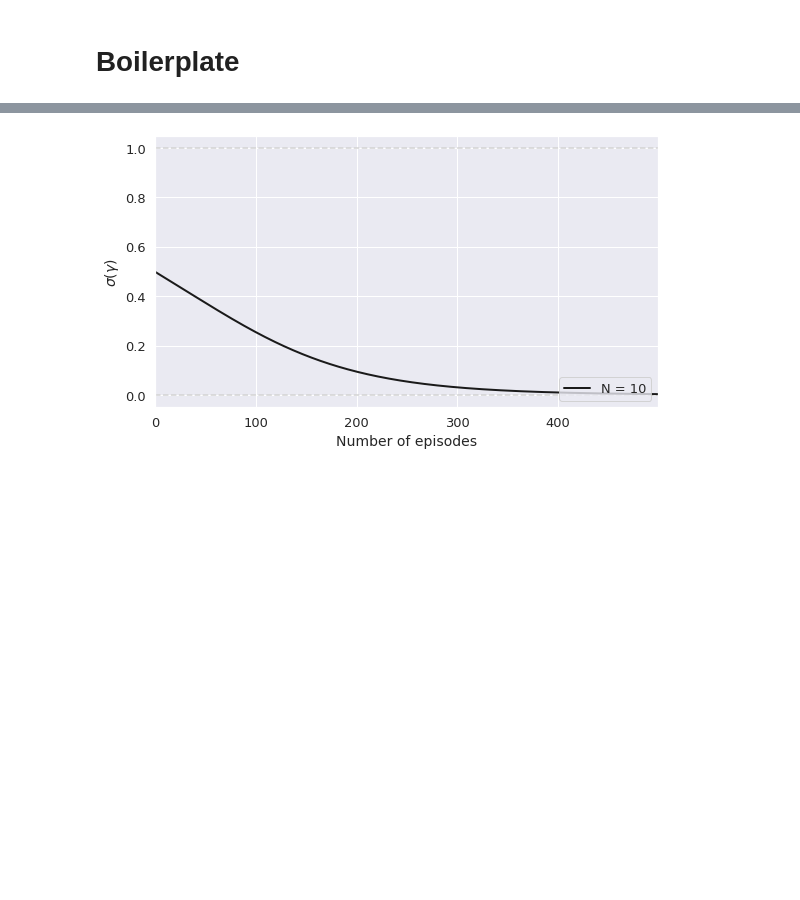
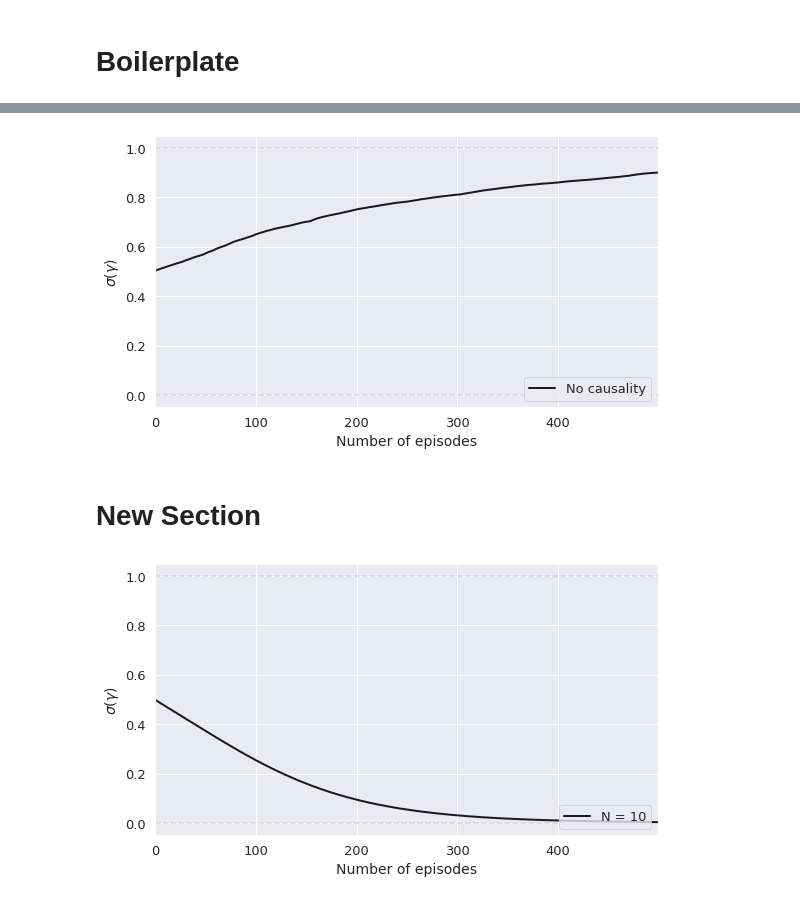
Before and after one commit to JustinWongStanford/CS330P, a Jupyter notebook: FCMfinal.ipynb, the cells around one changed output, grey strips where cells are left out. Saved outputs shown, nothing was run; the diff lists cells and outputs as text; code cells hidden in the pictures; blank space fills up the shorter version.

```diff
--- a/FCMfinal.ipynb
+++ b/FCMfinal.ipynb
@@ -850,3 +1338,24 @@ plt.show()
+# %%
+alphas = np.asarray([frame.sig_alpha for frame in alpha_frames])
+
+fig = plt.figure(figsize=(9, 5))
+ax = plt.subplot(1, 1, 1)
+
+ax.tick_params(axis='both', which='major', labelsize=13)
+ax.axhline(1, c='lightgray', ls='--')
+ax.axhline(0, c='lightgray', ls='--')
+ax.plot(alphas, lw=2, color='k', label='No causality'.format(10))
+
+ax.set_xlim([0, opt.ALPHA_NUM_ITER - 1])
+ax.set_xlabel('Number of episodes', fontsize=14)
+ax.set_ylabel(r'$\sigma(\gamma)$', fontsize=14)
+ax.legend(loc=4, prop={'size': 13})
+
+plt.show()
+# %% [output]
+[figure, added]
+# %% [markdown]
+# New Section
 # %%
 alphas = np.asarray([frame.sig_alpha for frame in alpha_frames])
 
```
Also changed, not shown: parts of 13 cells of this notebook.
